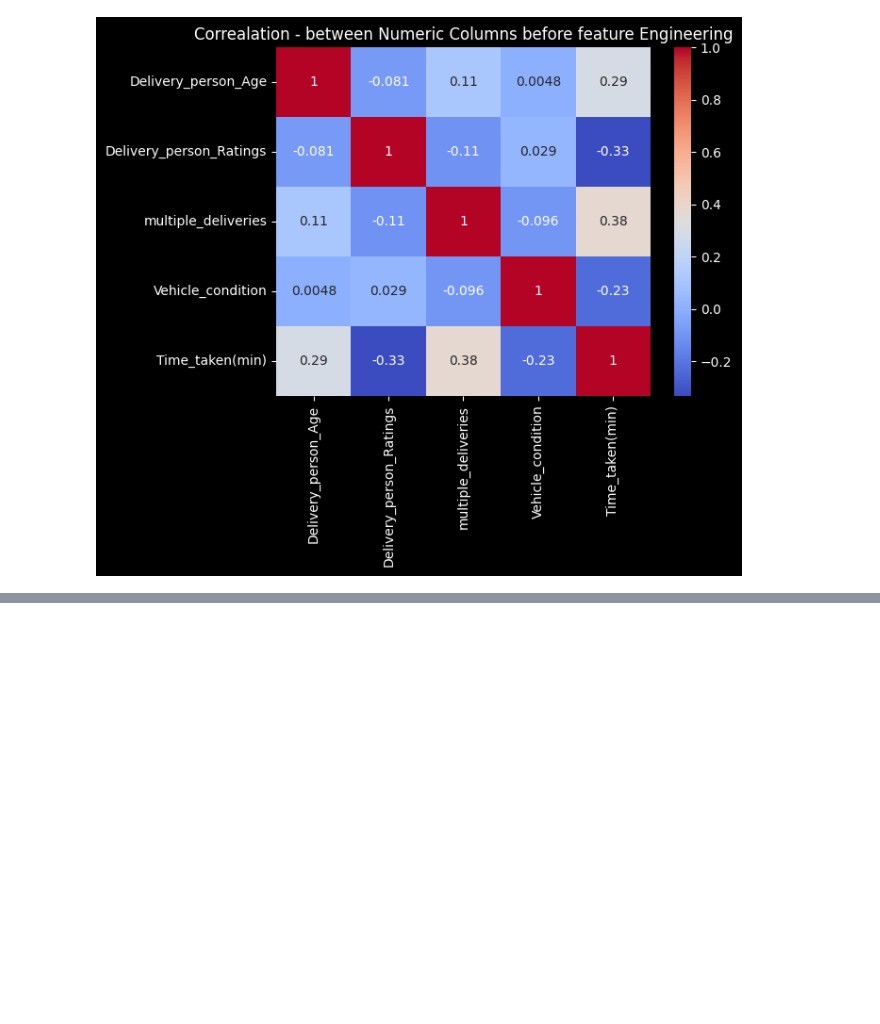
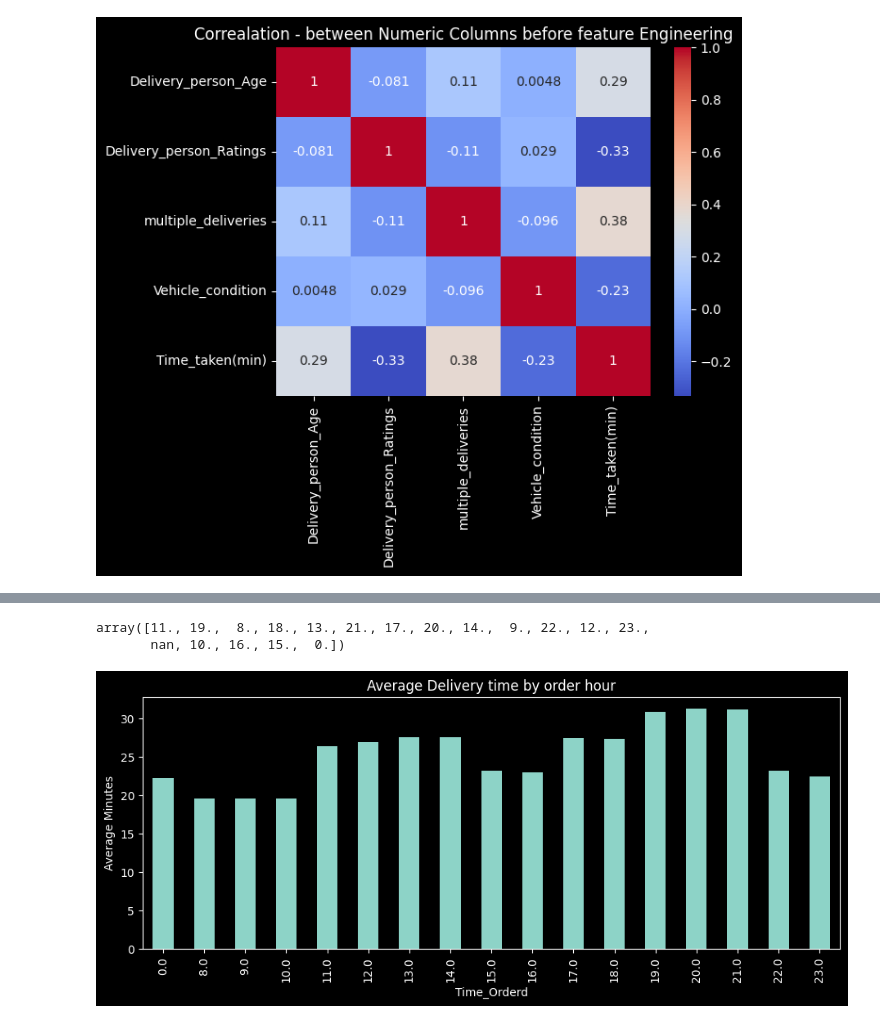
Before and after one commit to manisharoshini/Food-Delivery-Prediction, a Jupyter notebook: Food_delivery_prediction.ipynb, the cells around one changed output, grey strips where cells are left out. Saved outputs shown, nothing was run; the diff lists cells and outputs as text; code cells hidden in the pictures; blank space fills up the shorter version.

```diff
--- a/Food_delivery_prediction.ipynb
+++ b/Food_delivery_prediction.ipynb
@@ -763,0 +796,2 @@ plt.show()
+# %%
+hour = pd.to_datetime(data['Time_Orderd'],format='%H:%M:%S',errors='coerce').dt.hour
@@ -763,0 +822,12 @@ plt.show()
+# %%
+hour.unique() # -- here we have NaN
+# %% [output]
+array([11., 19.,  8., 18., 13., 21., 17., 20., 14.,  9., 22., 12., 23.,
+       nan, 10., 16., 15.,  0.])
+# %%
+data.groupby(hour)['Time_taken(min)'].mean().plot(kind = 'bar',figsize = (11,4))
+plt.title("Average Delivery time by order hour")
+plt.ylabel("Average Minutes")
+plt.show()
+# %% [output]
+[figure, added]
```
Also changed, not shown: parts of 4 cells of this notebook.
